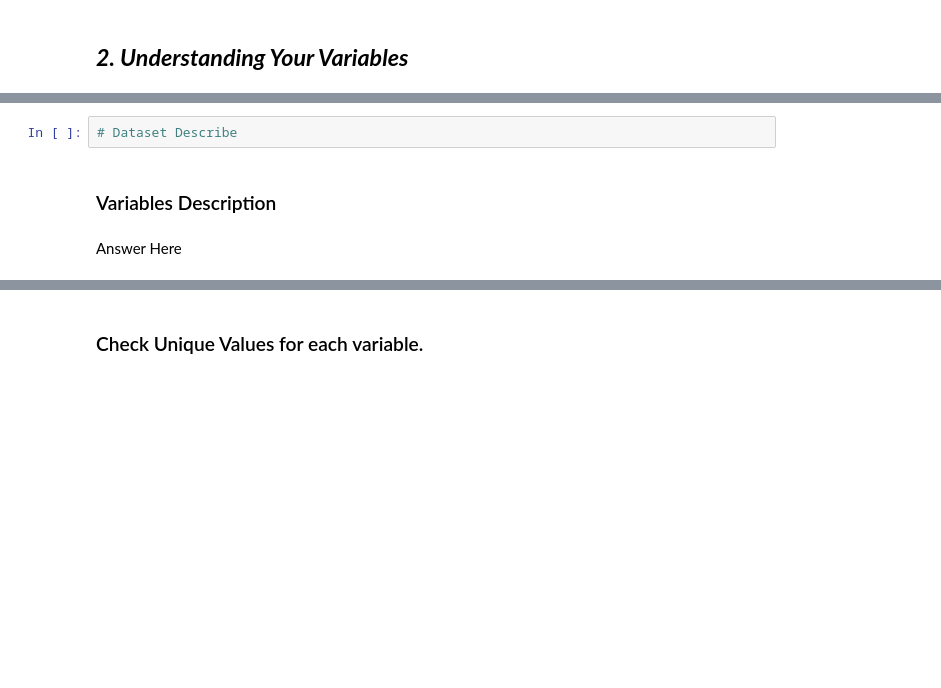
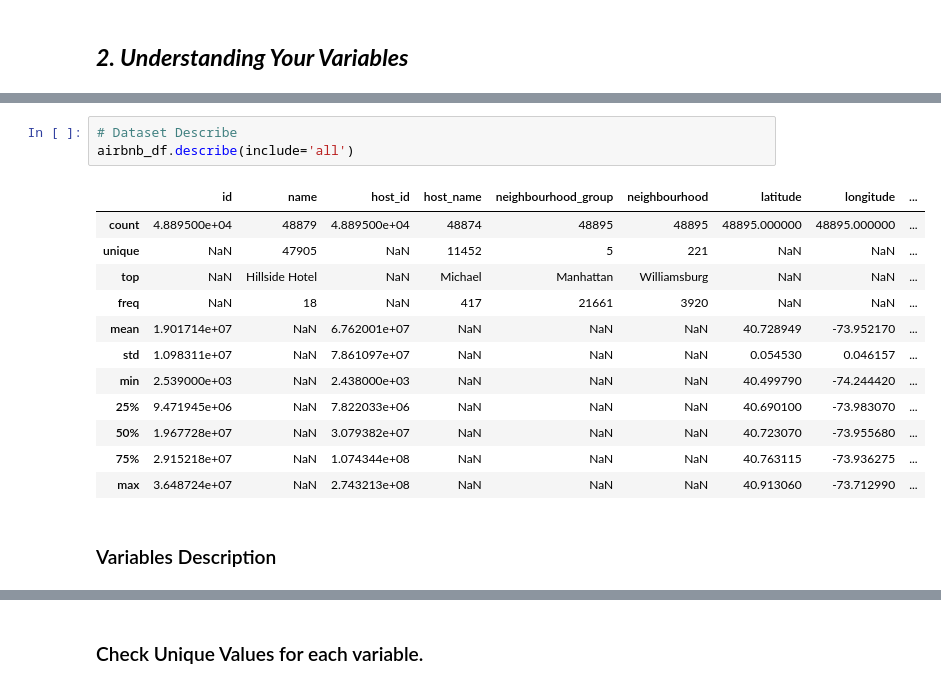
Before and after one commit to Sandykk2/Airbnb-EDA-Analysis-, a Jupyter notebook: Airbnb_EDA_Analysis.ipynb, the cells around one changed output, grey strips where cells are left out. Cells and saved outputs as stored; diff of their text form; blank space fills up the shorter version.

```diff
--- a/Airbnb_EDA_Analysis.ipynb
+++ b/Airbnb_EDA_Analysis.ipynb
@@ -217,6 +225,18 @@ Text(0.5, 1.0, 'Places of missing values in column')
 # %%
 # Dataset Describe
+airbnb_df.describe(include='all')
+# %% [output]
+|  | id | name | host_id | host_name | neighbourhood_group | neighbourhood | latitude | longitude | ... |
+| count | 4.889500e+04 | 48879 | 4.889500e+04 | 48874 | 48895 | 48895 | 48895.000000 | 48895.000000 | ... |
+| unique | NaN | 47905 | NaN | 11452 | 5 | 221 | NaN | NaN | ... |
+| top | NaN | Hillside Hotel | NaN | Michael | Manhattan | Williamsburg | NaN | NaN | ... |
+| freq | NaN | 18 | NaN | 417 | 21661 | 3920 | NaN | NaN | ... |
+| mean | 1.901714e+07 | NaN | 6.762001e+07 | NaN | NaN | NaN | 40.728949 | -73.952170 | ... |
+| std | 1.098311e+07 | NaN | 7.861097e+07 | NaN | NaN | NaN | 0.054530 | 0.046157 | ... |
+| min | 2.539000e+03 | NaN | 2.438000e+03 | NaN | NaN | NaN | 40.499790 | -74.244420 | ... |
+| 25% | 9.471945e+06 | NaN | 7.822033e+06 | NaN | NaN | NaN | 40.690100 | -73.983070 | ... |
+| 50% | 1.967728e+07 | NaN | 3.079382e+07 | NaN | NaN | NaN | 40.723070 | -73.955680 | ... |
+| 75% | 2.915218e+07 | NaN | 1.074344e+08 | NaN | NaN | NaN | 40.763115 | -73.936275 | ... |
+| max | 3.648724e+07 | NaN | 2.743213e+08 | NaN | NaN | NaN | 40.913060 | -73.712990 | ... |
 # %% [markdown]
 ### Variables Description
-# %% [markdown]
-Answer Here
```
Also changed, not shown: parts of 34 cells of this notebook.
